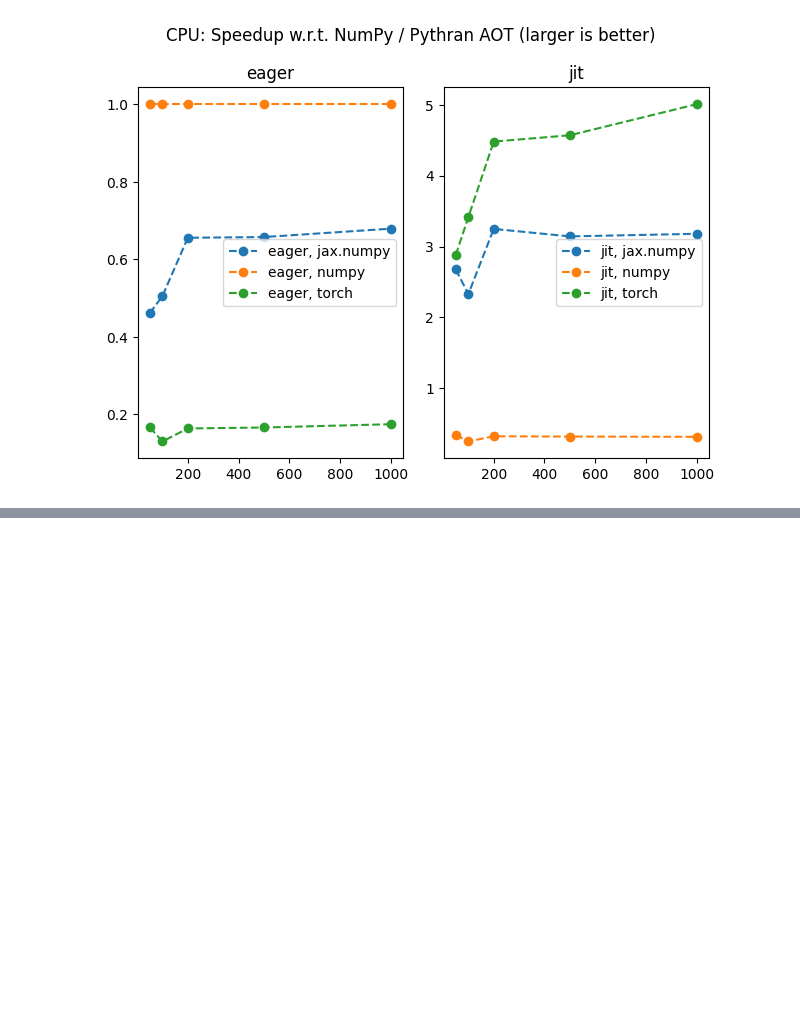
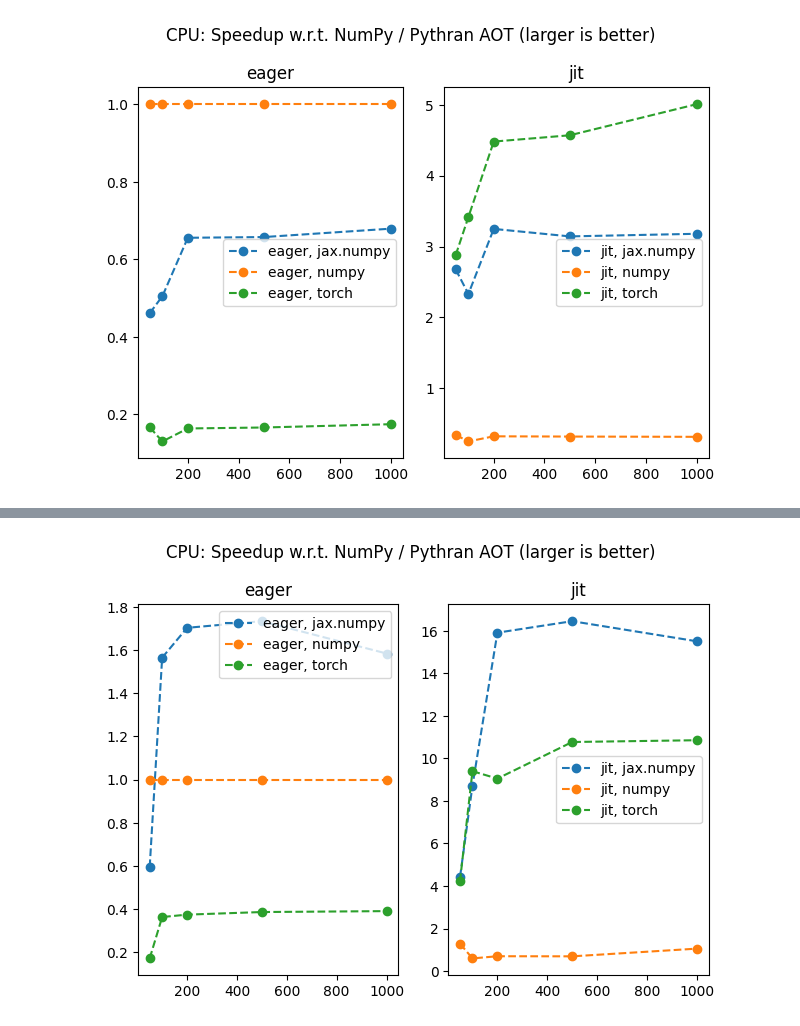
Before and after one commit to ev-br/bench_playground, a Jupyter notebook: viz.rbf.ipynb, the cells around one changed output, grey strips where cells are left out. Saved outputs shown, nothing was run; the diff lists cells and outputs as text; code cells hidden in the pictures; blank space fills up the shorter version.

Commit message:
VIZ: plot benchmarking runs on CPU/CUDA, jit/eager, "default"

```diff
--- a/viz.rbf.ipynb
+++ b/viz.rbf.ipynb
@@ -197,0 +277,23 @@ plt.tight_layout()
+# %%
+grp_dict = df.groupby(["machine", "jit", "backend", "device"]).groups
+
+base_idx = grp_dict[("qgpu3", "eager", "numpy", "cpu")]
+base_qgpu3 = df.iloc[base_idx]
+
+dfs = []
+
+for key, idx in grp_dict.items():
+    df_ = df.iloc[idx]
+    base_df = base_gonz if key[0] == "gonzales" else base_qgpu3
+
+    df__ = pd.concat([
+                df_.set_index("N"),
+                base_df.set_index("N")[["time"]].rename(columns={"time": "np_time"})
+                    ], axis=1, join='inner'
+           ).reset_index()
+    df__["speedup"] = df__["np_time"] / df__["time"]
+
+    dfs.append(df__)
+
+df_ = pd.concat(dfs, ignore_index=True)
+df_
@@ -197,0 +318,23 @@ plt.tight_layout()
+# %%
+fig, ax = plt.subplots(1, 2)
+plt.suptitle("CPU: Speedup w.r.t. NumPy / Pythran AOT (larger is better)")
+
+df_cpu = df_[df_.device == "cpu"].reset_index(drop=True)
+
+grp_dict = df_cpu.groupby(["machine", "jit", "backend"]).groups
+for key, idx in grp_dict.items():
+    this_df = df_cpu.iloc[idx]
+
+    r = {"eager": 0, "jit": 1}[key[1]]
+
+    ax[r].plot(this_df["N"], this_df["speedup"], 'o--', label=f"{key[1]}, {key[2]}")
+
+ax[0].legend()
+ax[1].legend()
+
+ax[0].set_title('eager')
+ax[1].set_title('jit')
+
+plt.tight_layout()
+# %% [output]
+[figure, added]
```
Also changed, not shown: parts of 11 cells of this notebook.
